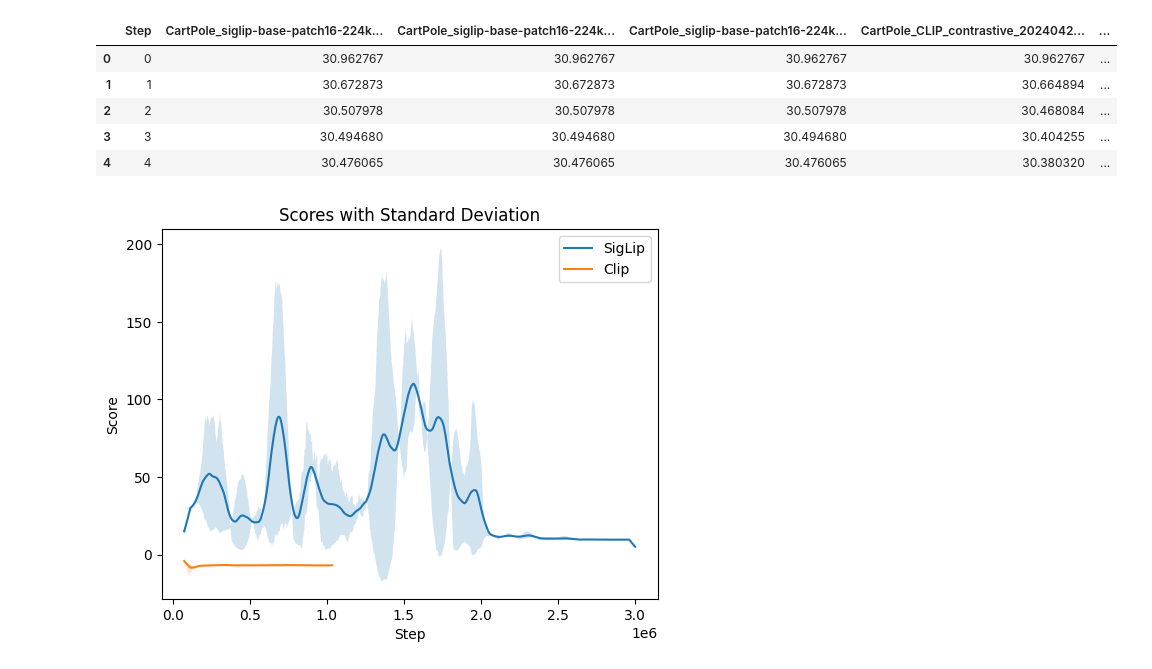
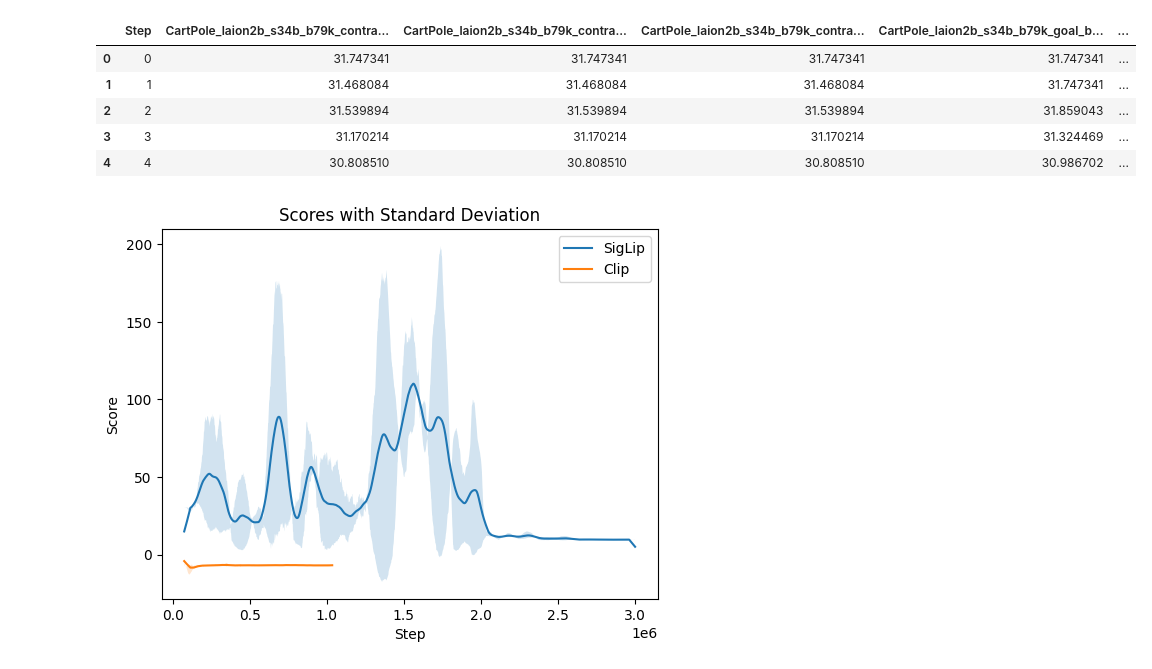
Before and after one commit to JiahuiKChen/vlmrm_plotting, a Jupyter notebook: clip_backbones.ipynb, the cells around one changed output. Saved outputs shown, nothing was run; the diff lists cells and outputs as text; code cells hidden in the pictures.

Commit message:
Cartpole ground truth reward CSVs

```diff
--- a/clip_backbones.ipynb
+++ b/clip_backbones.ipynb
@@ -15,15 +15,15 @@ global_step_csv.head()
 | 4 | 4 | 81600 | 81600 | 81600 | 81600 | ... |
 # %%
 #load in reward csv
-reward_csv = pd.read_csv("wandb_export_2024-04-22T15_12_08.207-05_00.csv")
+reward_csv = pd.read_csv("csv/all_CLIP_backbones_ep_gt_rew_mean.csv")
 reward_csv.head()
 # %% [output]
-|  | Step | CartPole_siglip-base-patch16-224k... | CartPole_siglip-base-patch16-224k... | CartPole_siglip-base-patch16-224k... | CartPole_CLIP_contrastive_2024042... | ... |
-| 0 | 0 | 30.962767 | 30.962767 | 30.962767 | 30.962767 | ... |
-| 1 | 1 | 30.672873 | 30.672873 | 30.672873 | 30.664894 | ... |
-| 2 | 2 | 30.507978 | 30.507978 | 30.507978 | 30.468084 | ... |
-| 3 | 3 | 30.494680 | 30.494680 | 30.494680 | 30.404255 | ... |
-| 4 | 4 | 30.476065 | 30.476065 | 30.476065 | 30.380320 | ... |
+|  | Step | CartPole_laion2b_s34b_b79k_contra... | CartPole_laion2b_s34b_b79k_contra... | CartPole_laion2b_s34b_b79k_contra... | CartPole_laion2b_s34b_b79k_goal_b... | ... |
+| 0 | 0 | 31.747341 | 31.747341 | 31.747341 | 31.747341 | ... |
+| 1 | 1 | 31.468084 | 31.468084 | 31.468084 | 31.747341 | ... |
+| 2 | 2 | 31.539894 | 31.539894 | 31.539894 | 31.859043 | ... |
+| 3 | 3 | 31.170214 | 31.170214 | 31.170214 | 31.324469 | ... |
+| 4 | 4 | 30.808510 | 30.808510 | 30.808510 | 30.986702 | ... |
 # %%
 #make step equal to global step
 reward_csv["Step"] = global_step_csv[global_step_csv.columns[1]]
```
Also changed, not shown: parts of 1 cell of this notebook, 2 other files.
